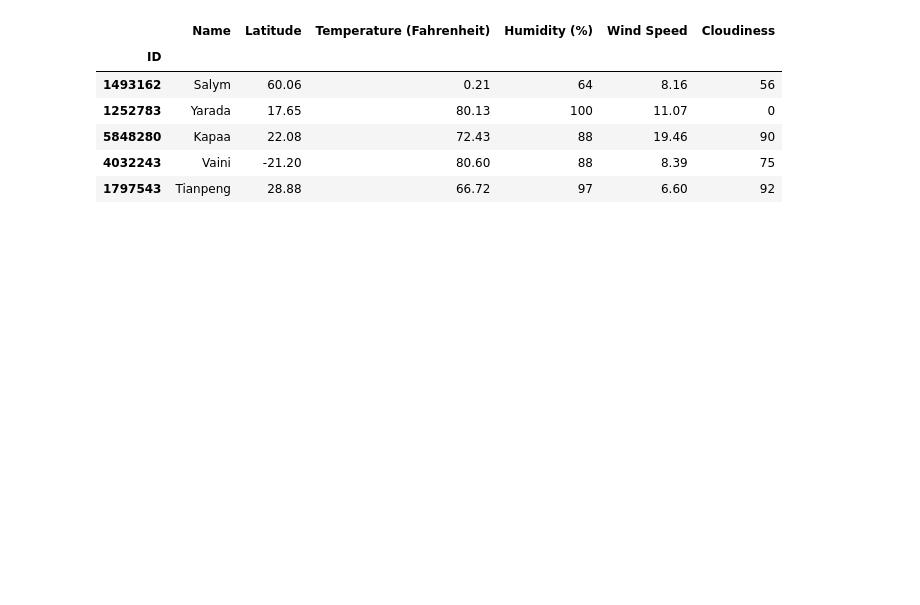
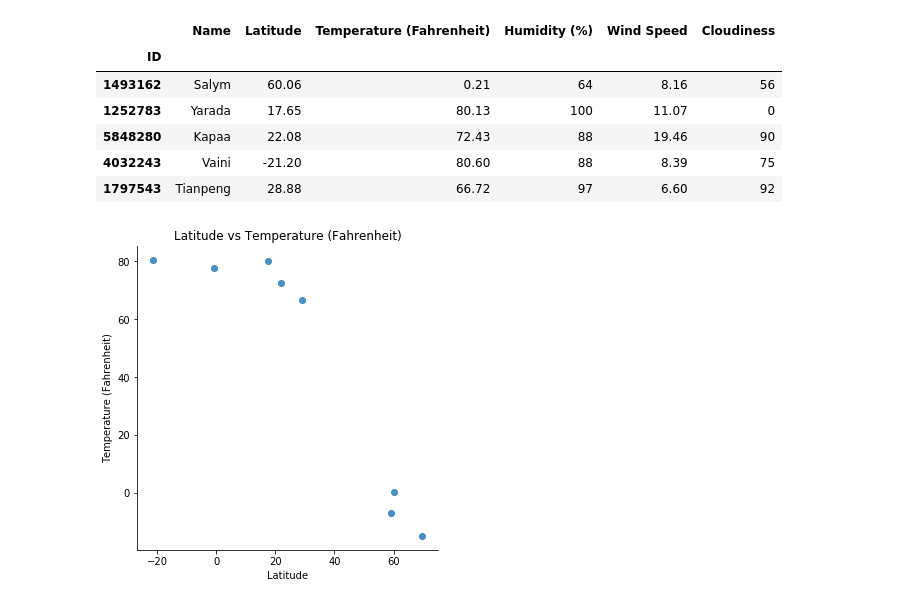
Before and after one commit to hmlanden/UCBerkeley_HomeworkAssignment6, a Jupyter notebook: WeatherPy.ipynb, the cells around one changed output. Drawn from its saved outputs; the diff is of its cells as text; code cells hidden in the pictures; blank space fills up the shorter version.

```diff
--- a/WeatherPy.ipynb
+++ b/WeatherPy.ipynb
@@ -36,10 +36,13 @@ from localenv import apiKey
 # Step 2: Generate a city list without duplicates using citipy
 # -----------------------------------------------------------------------------------
 
+# pull in and create a dataframe with a list of all the available cities
+availableCities_set = set(pd.read_json('city.list.json',orient='records')['name'])
+
 # create counter
 i = 0
 
-# create city list
+#create city list
 city_list = []
 
 while i < 500:
@@ -49,7 +52,10 @@ while i < 500:
 
     # try to pull in a random value
     city = [citipy.nearest_city(latitude,longitude).city_name, citipy.nearest_city(latitude,longitude).country_code]
+    print(city)
+    if city_list.count(city) == 0:
+        if city[0] in availableCities_set:
+            city_list.append(city)
+            i += 1
 
-    if city_list.count(city) == 0:
-        city_list.append(city)
-        i += 1
+print(city_list)
@@ -83,11 +108,14 @@ for i in range(len(city_list)):
     currentCountryCode = city_list[i][1]
 
     # get response
-    response = req.get(f"{openWeatherURL}q={currentCityName},{currentCountryCode}&units={tempUnits}&APPID={apiKey}").json()
+    try:
+        response = req.get(f"{openWeatherURL}q={currentCityName},{currentCountryCode}&units={tempUnits}&APPID={apiKey}").json()
+    finally:
+        response = req.get(f"{openWeatherURL}q={currentCityName}&units={tempUnits}&APPID={apiKey}").json()
 
     # print out information as it's being processed
     print(f"City #{i+1}")
-    print(f"City URL: http://api.openweathermap.org/data/2.5/weather?id={currentCityID}")
+    print(f"City URL: http://api.openweathermap.org/data/2.5/weather?id={response['id']}")
     print(f"City Name: {response['name']}")
     print(f"City ID: {response['id']}")
     print("----------------------------------------------------------------------------")
@@ -125,10 +149,16 @@ cleanedWeather_df.head()
 # %%
 # -----------------------------------------------------------------------------------
 # Step 5: Generate charts.
 #  1) Temperature (F) vs. Latitude
 #  2) Humidity (%) vs. Latitude
 #  3) Cloudiness (%) vs. Latitude
 #  4) Wind Speed (mph) vs. Latitude
 # -----------------------------------------------------------------------------------
 
 # Chart 1: Temperature vs Latitude
+latVsTemp_plot = sns.lmplot(x='Latitude', y='Temperature (Fahrenheit)', data=cleanedWeather_df,\
+                           fit_reg=False)
+plt.title("Latitude vs Temperature (Fahrenheit)")
+plt.show()
+# %% [output]
+[figure, added]
```
Also changed, not shown: parts of 3 cells of this notebook.
